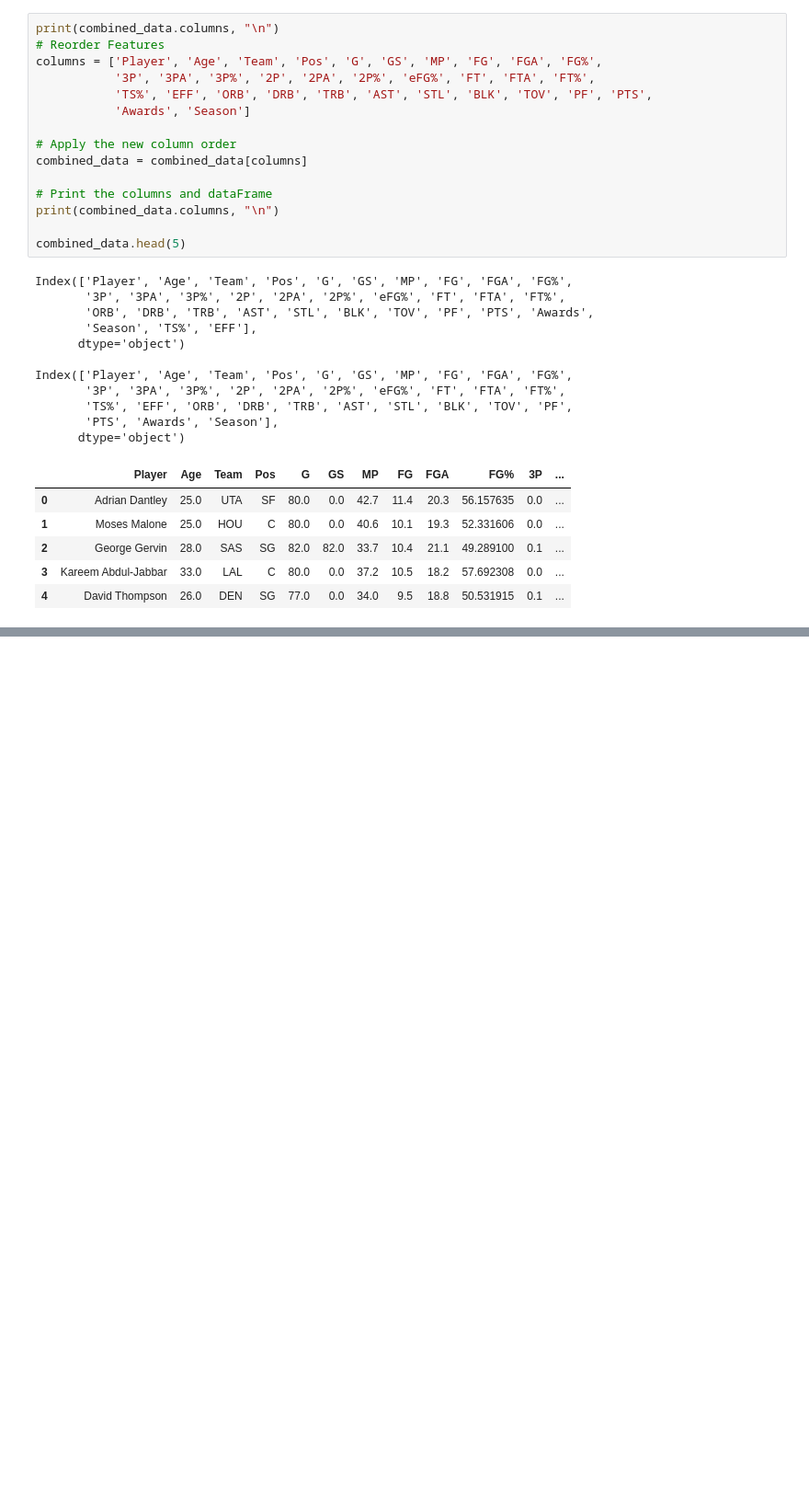
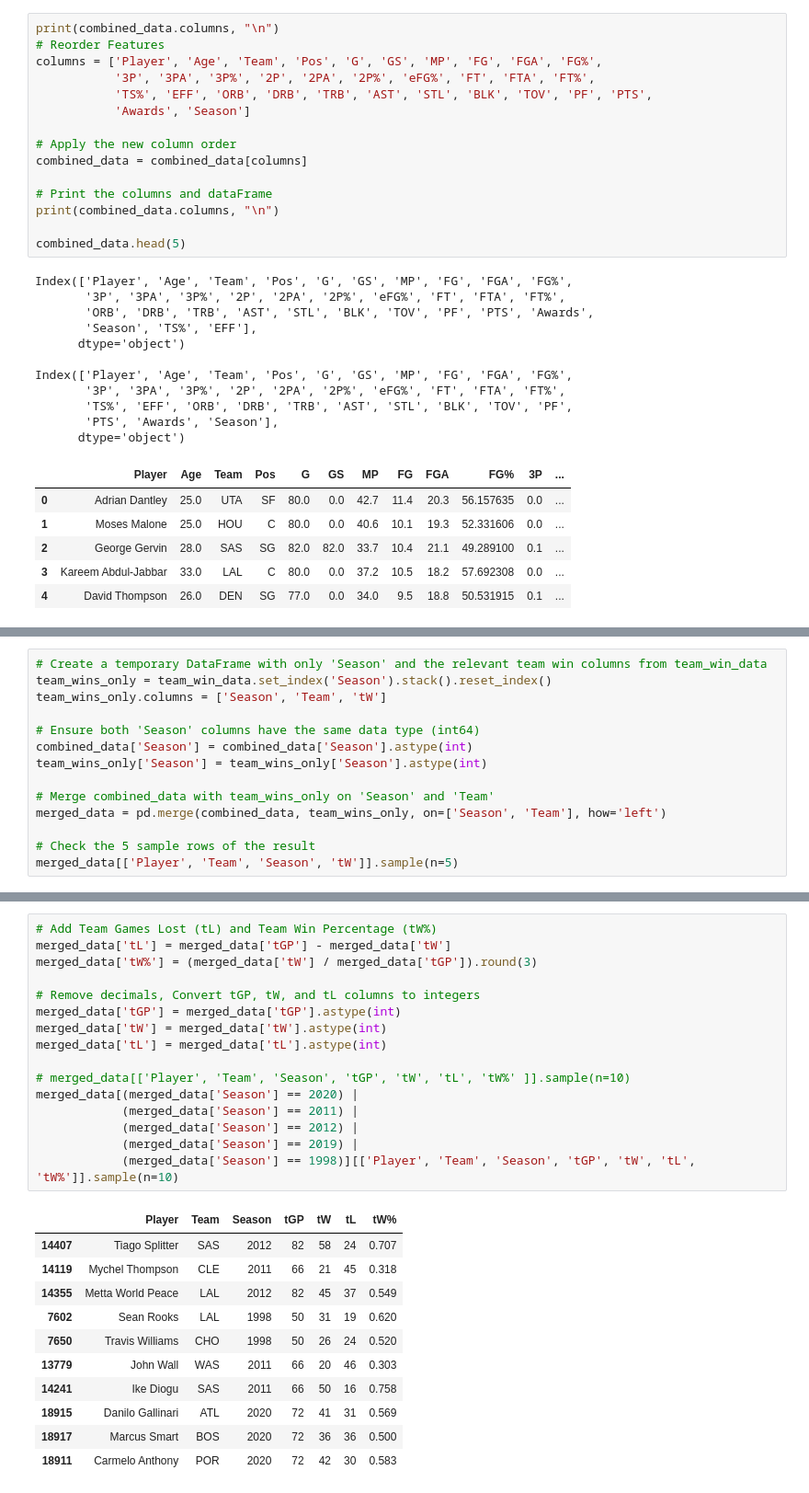
Before and after one commit to Alexon-Abreu/NBA-Data-Mining-Project, a Jupyter notebook: notebooks/smoy_data_preparation.ipynb, the cells around one changed output, grey strips where cells are left out. Shown: that part at 92% size. Cells and saved outputs as stored; diff of their text form; blank space fills up the shorter version.

```diff
--- a/notebooks/smoy_data_preparation.ipynb
+++ b/notebooks/smoy_data_preparation.ipynb
@@ -265,0 +272,14 @@ team_win_data_df
+# %%
+# Create a temporary DataFrame with only 'Season' and the relevant team win columns from team_win_data
+team_wins_only = team_win_data.set_index('Season').stack().reset_index()
+team_wins_only.columns = ['Season', 'Team', 'tW']
+
+# Ensure both 'Season' columns have the same data type (int64)
+combined_data['Season'] = combined_data['Season'].astype(int)
+team_wins_only['Season'] = team_wins_only['Season'].astype(int)
+
+# Merge combined_data with team_wins_only on 'Season' and 'Team'
+merged_data = pd.merge(combined_data, team_wins_only, on=['Season', 'Team'], how='left')
+
+# Check the 5 sample rows of the result
+merged_data[['Player', 'Team', 'Season', 'tW']].sample(n=5)
@@ -265,0 +348,28 @@ team_win_data_df
+# %%
+# Add Team Games Lost (tL) and Team Win Percentage (tW%)
+merged_data['tL'] = merged_data['tGP'] - merged_data['tW']
+merged_data['tW%'] = (merged_data['tW'] / merged_data['tGP']).round(3)
+
+# Remove decimals, Convert tGP, tW, and tL columns to integers
+merged_data['tGP'] = merged_data['tGP'].astype(int)
+merged_data['tW'] = merged_data['tW'].astype(int)
+merged_data['tL'] = merged_data['tL'].astype(int)
+
+# merged_data[['Player', 'Team', 'Season', 'tGP', 'tW', 'tL', 'tW%' ]].sample(n=10)
+merged_data[(merged_data['Season'] == 2020) |
+            (merged_data['Season'] == 2011) |
+            (merged_data['Season'] == 2012) |
+            (merged_data['Season'] == 2019) |
+            (merged_data['Season'] == 1998)][['Player', 'Team', 'Season', 'tGP', 'tW', 'tL', 'tW%']].sample(n=10)
+# %% [output]
+|  | Player | Team | Season | tGP | tW | tL | tW% |
+| 14407 | Tiago Splitter | SAS | 2012 | 82 | 58 | 24 | 0.707 |
+| 14119 | Mychel Thompson | CLE | 2011 | 66 | 21 | 45 | 0.318 |
+| 14355 | Metta World Peace | LAL | 2012 | 82 | 45 | 37 | 0.549 |
+| 7602 | Sean Rooks | LAL | 1998 | 50 | 31 | 19 | 0.620 |
+| 7650 | Travis Williams | CHO | 1998 | 50 | 26 | 24 | 0.520 |
+| 13779 | John Wall | WAS | 2011 | 66 | 20 | 46 | 0.303 |
+| 14241 | Ike Diogu | SAS | 2011 | 66 | 50 | 16 | 0.758 |
+| 18915 | Danilo Gallinari | ATL | 2020 | 72 | 41 | 31 | 0.569 |
+| 18917 | Marcus Smart | BOS | 2020 | 72 | 36 | 36 | 0.500 |
+| 18911 | Carmelo Anthony | POR | 2020 | 72 | 42 | 30 | 0.583 |
```
Also changed, not shown: parts of 10 cells of this notebook, 5 other files.
